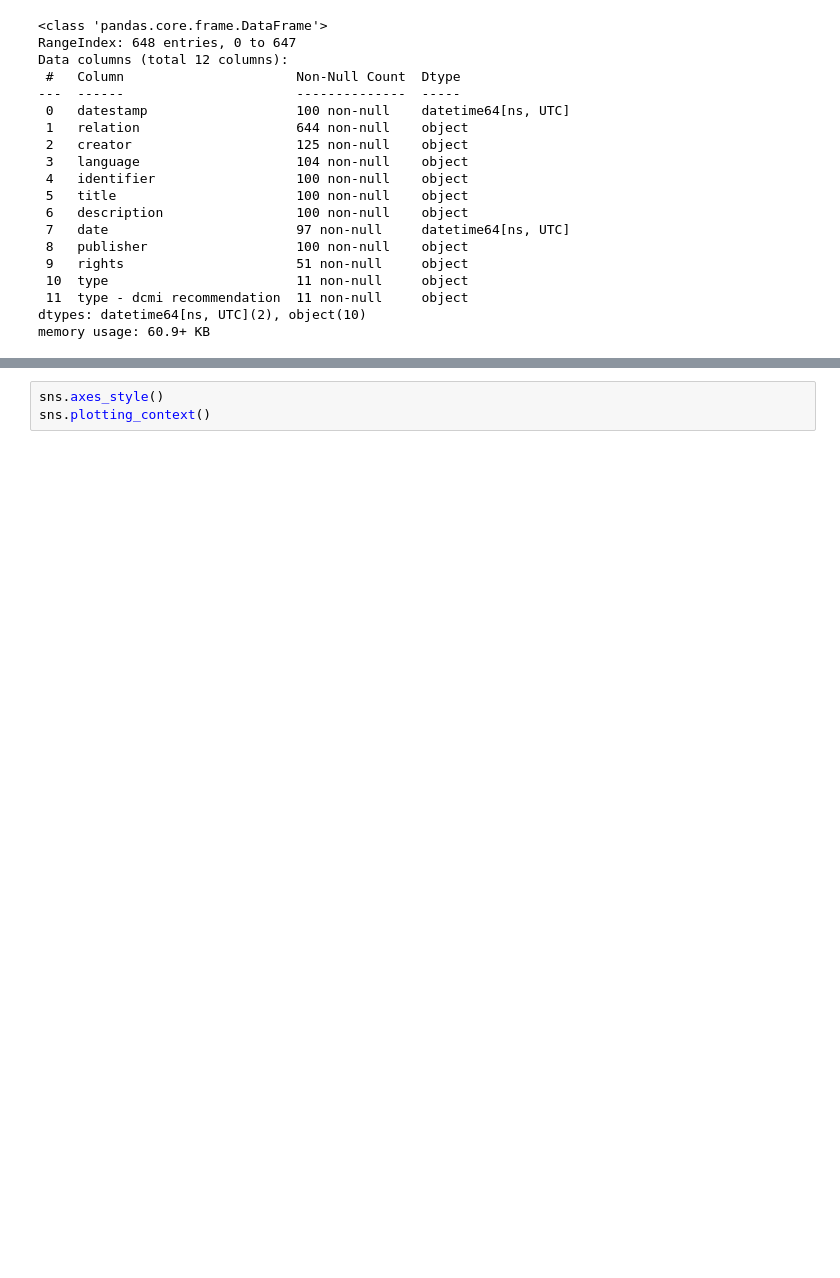
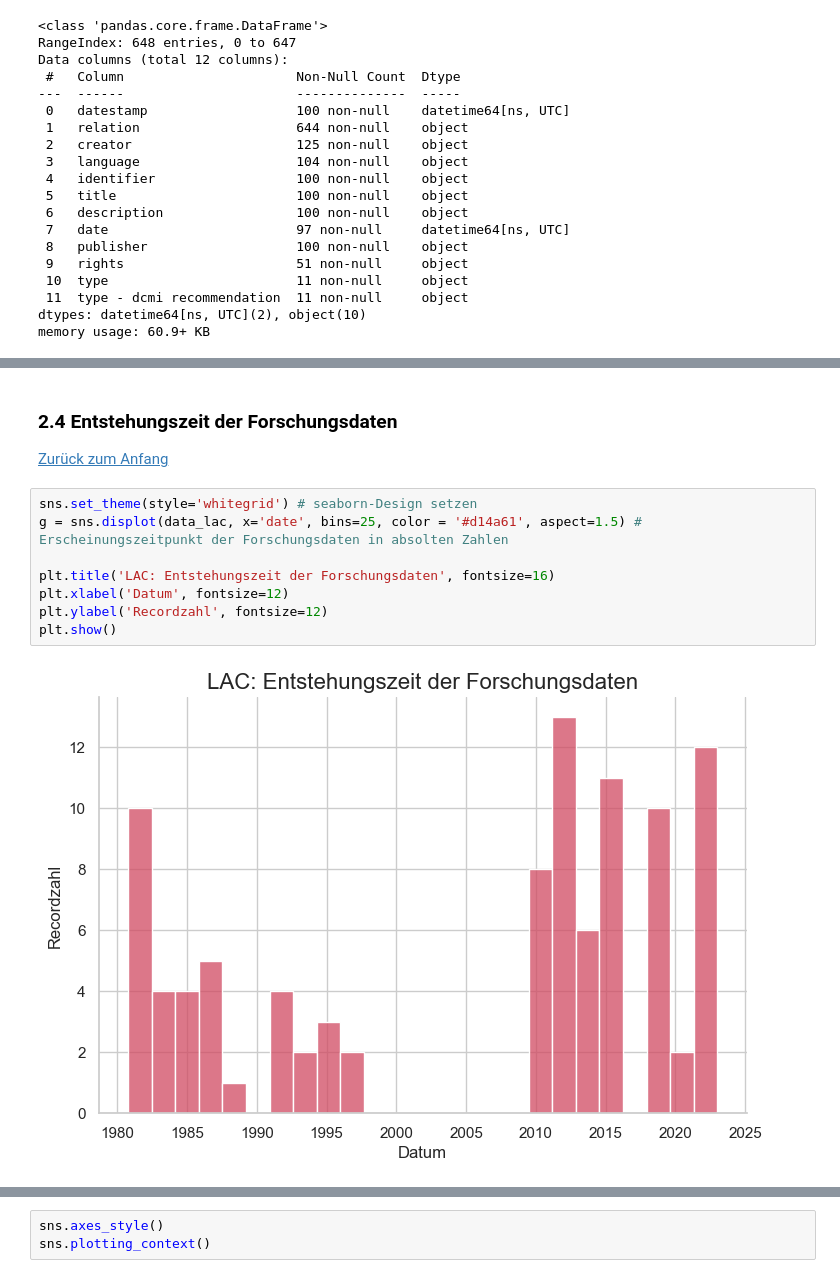
Before and after one commit to MarieMaurerDDM/research_data_repositories, a Jupyter notebook: src/visualizations/visuals_data_lac.ipynb, the cells around one changed output, grey strips where cells are left out. Drawn from its saved outputs; the diff is of its cells as text; blank space fills up the shorter version.

```diff
--- a/src/visualizations/visuals_data_lac.ipynb
+++ b/src/visualizations/visuals_data_lac.ipynb
@@ -59,0 +177,14 @@ TypeError: unsupported operand type(s) for *: 'int' and 'dict'
+# %% [markdown]
+### 2.4 Entstehungszeit der Forschungsdaten
+
+[Zurück zum Anfang](#0)
+# %%
+sns.set_theme(style='whitegrid') # seaborn-Design setzen
+g = sns.displot(data_lac, x='date', bins=25, color = '#d14a61', aspect=1.5) # Erscheinungszeitpunkt der Forschungsdaten in absolten Zahlen
+
+plt.title('LAC: Entstehungszeit der Forschungsdaten', fontsize=16)
+plt.xlabel('Datum', fontsize=12)
+plt.ylabel('Recordzahl', fontsize=12)
+plt.show()
+# %% [output]
+[figure, added]
```
Also changed, not shown: parts of 29 cells of this notebook.
